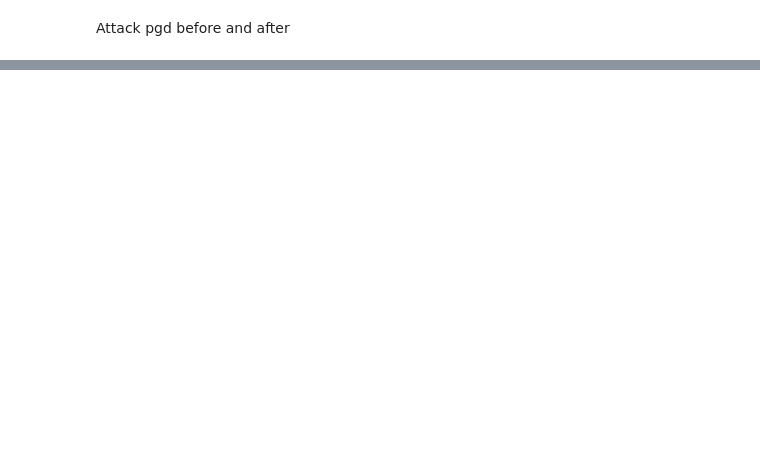
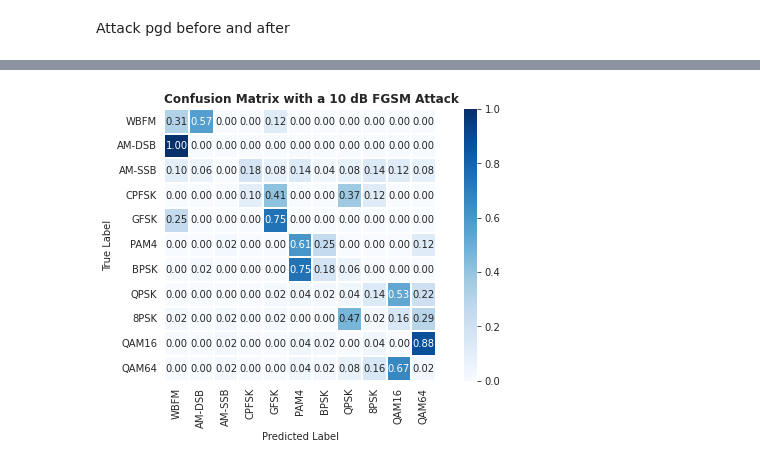
Before and after one commit to ongtiongheng/rfml, a Jupyter notebook: flower_module2_solutions_with_attack_PGP_FGSM_CNN.ipynb, the cells around one changed output, grey strips where cells are left out. Cells and saved outputs as stored; diff of their text form; code cells hidden in the pictures; blank space fills up the shorter version.

```diff
--- a/flower_module2_solutions_with_attack_PGP_FGSM_CNN.ipynb
+++ b/flower_module2_solutions_with_attack_PGP_FGSM_CNN.ipynb
@@ -824,0 +700,30 @@ AttributeError: ignored
+# %%
+spr = 10  # dB
+
+predictions = list()
+labels = list()
+for x, y in dl:
+    # Before crafting an attack on X, ensure that it is normalized to have a
+    # specified power -- RML2016.10a fluctuates a bit, especially on AM-SSB,
+    # which will cause the attack intensity to be incorrect.
+    x = _normalize(x)
+    adv_x = fgsm(x, y, spr=spr, input_size=input_samples, sps=1, net=model)
+
+    # Ensure that we've accurately represented the attack power
+    _sanity_check(desired_spr=spr, adv_x=adv_x, x=x)
+
+    _predictions = model.predict(adv_x)
+    predictions.extend(_predictions.detach().numpy())
+    labels.extend(y)
+
+cmn = _confusion_matrix(predictions=predictions, labels=labels, le=le)
+
+title = "Confusion Matrix with a {spr} dB FGSM Attack".format(spr=spr)
+fig = plot_confusion(cm=cmn, labels=le.labels, title=title)
+if fig_dir is not None:
+    file_path = "{fig_dir}/fgsm_confusion_matrix.pdf"
+    print("Saving Figure -> {file_path}".format(file_path=file_path))
+    fig.savefig(file_path, format="pdf", transparent=True)
+plt.show()
+# %% [output]
+[figure, added]
```
Also changed, not shown: parts of 40 cells of this notebook.
